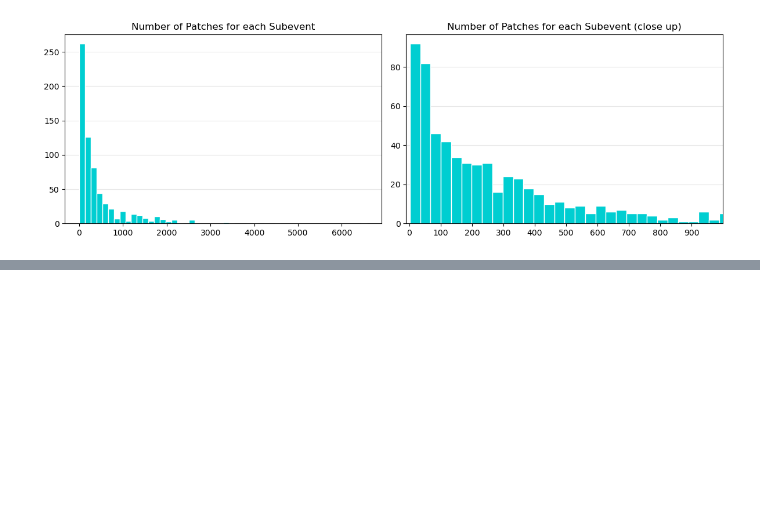
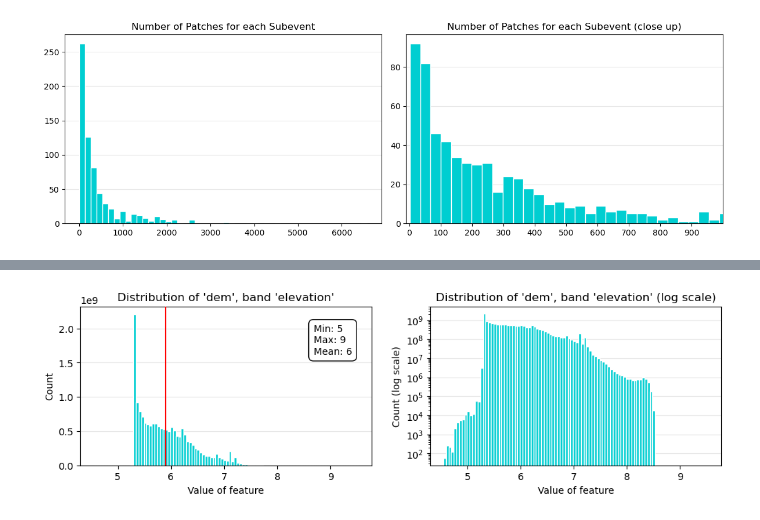
Before and after one commit to Natasha-R/Flood-Prediction-Deep-Learning, a Jupyter notebook: analysis/explore_dataset.ipynb, the cells around one changed output, grey strips where cells are left out. Drawn from its saved outputs; the diff is of its cells as text; code cells hidden in the pictures; blank space fills up the shorter version.

```diff
--- a/analysis/explore_dataset.ipynb
+++ b/analysis/explore_dataset.ipynb
@@ -112,0 +220,4 @@ fig.tight_layout()
+# %%
+plot_feature(data, feature="dem", band=0, shift=200)
+# %% [output]
+[figure, added]
```
Also changed, not shown: parts of 9 cells of this notebook, 2 other files.
